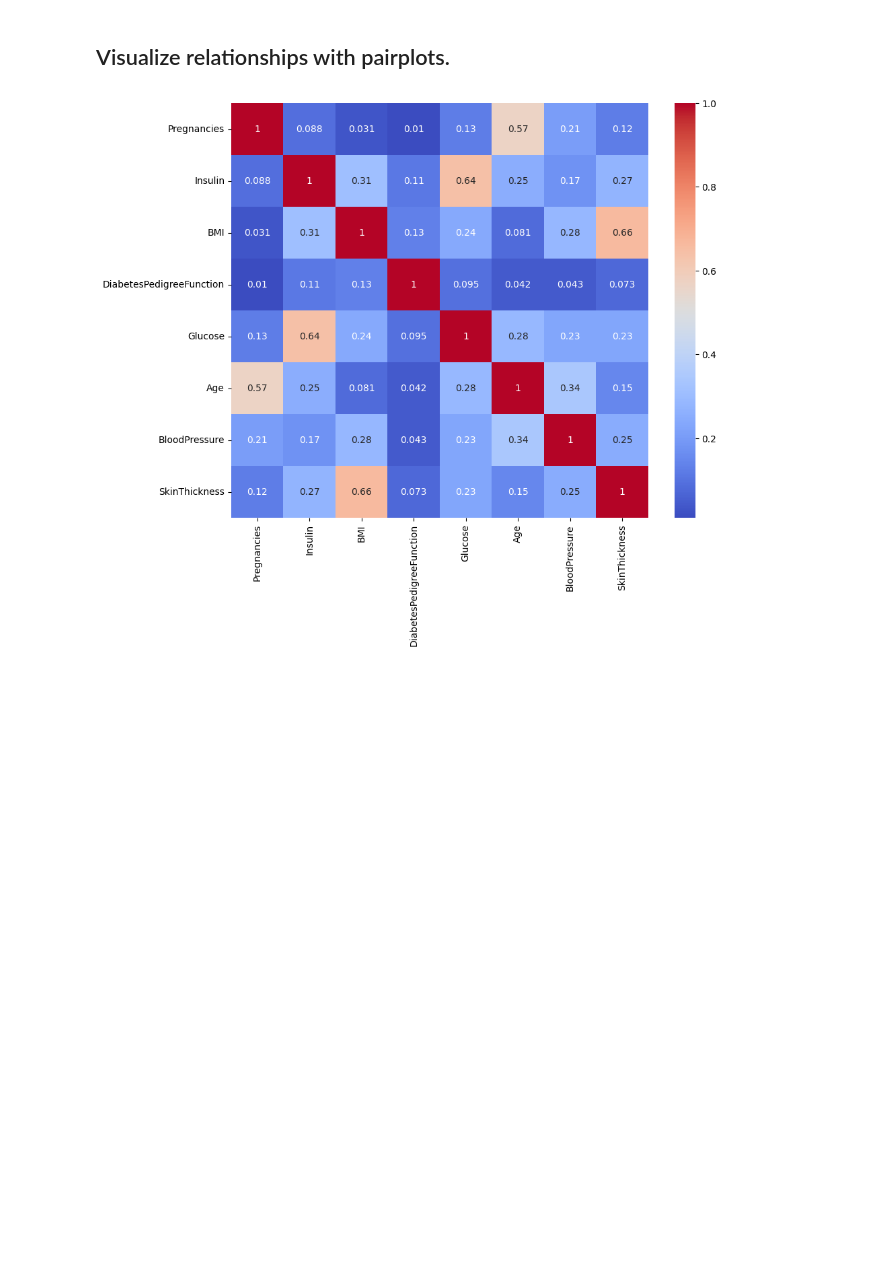
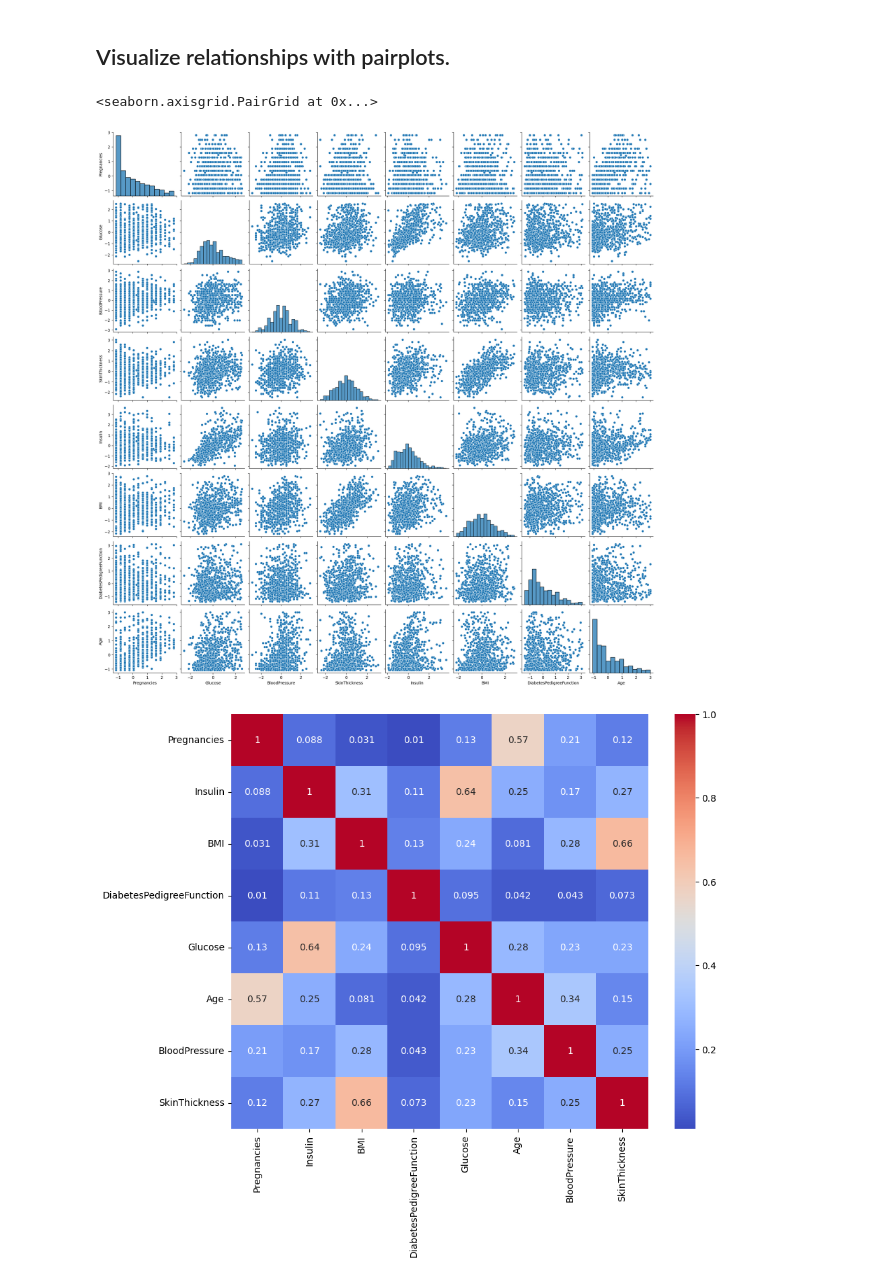
Before and after one commit to 9asdaoui/diabetes-risk-prediction, a Jupyter notebook: notebooks/02_Preprocessing.ipynb, the cells around one changed output. Cells and saved outputs as stored; diff of their text form; code cells hidden in the pictures; blank space fills up the shorter version.

```diff
--- a/notebooks/02_Preprocessing.ipynb
+++ b/notebooks/02_Preprocessing.ipynb
@@ -123,4 +123,12 @@ print(f"DataFrame successfully saved to {file_path}")
 DataFrame successfully saved to ../data/clean_data.csv
 # %% [markdown]
 ## Visualize relationships with pairplots.
+# %%
+import seaborn as sns
+import matplotlib.pyplot as plt
+
+sns.pairplot(df)
+# %% [output]
+<seaborn.axisgrid.PairGrid at 0x...>
+[figure, added]
 # %%
```
Also changed, not shown: parts of 1 cell of this notebook, 1 other file.
